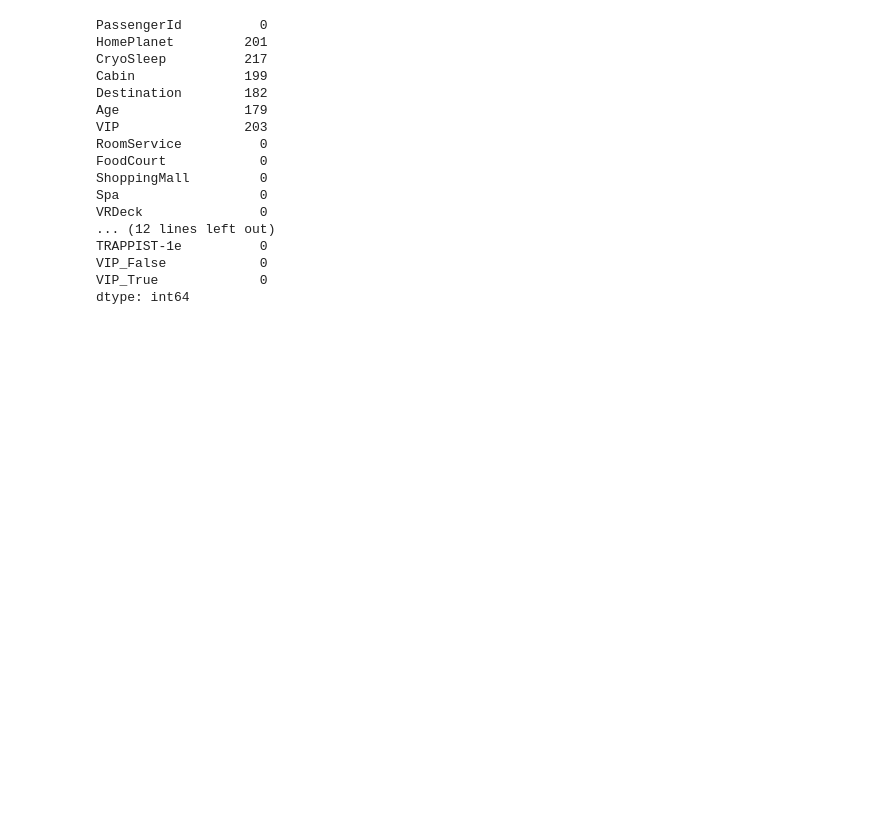
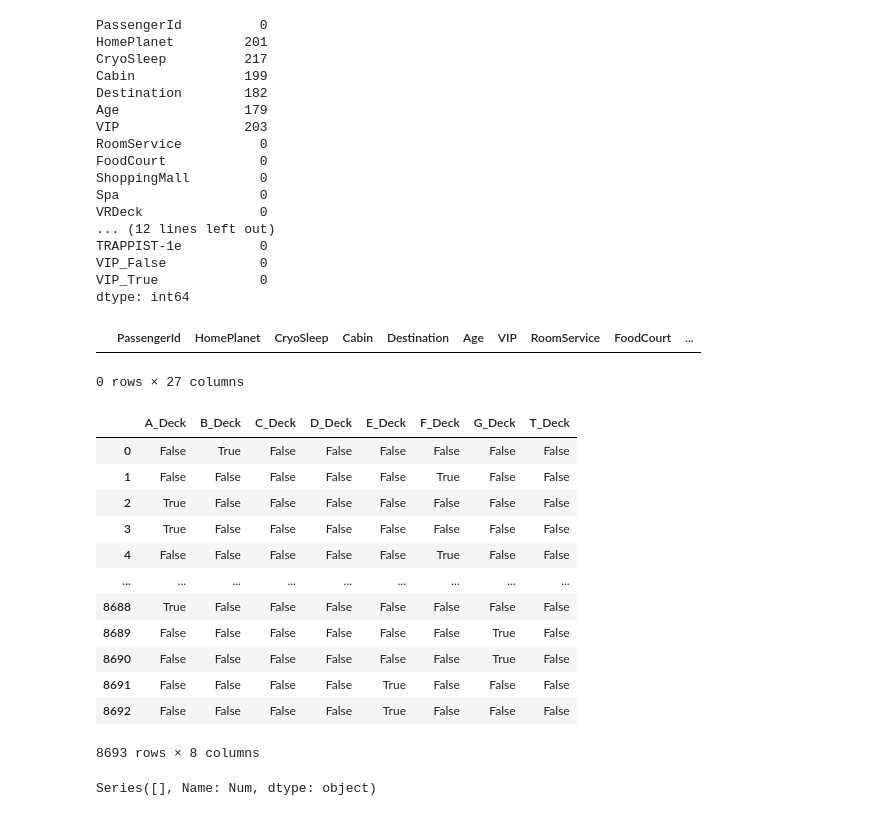
Before and after one commit to Dmytro1996/spaceship-titanic-kaggle, a Jupyter notebook: spaceship_titanic.ipynb, the cells around one changed output. Cells and saved outputs as stored; diff of their text form; code cells hidden in the pictures; blank space fills up the shorter version.

Commit message:
Replaced null values for Age, Deck, Num and Side columns

```diff
--- a/spaceship_titanic.ipynb
+++ b/spaceship_titanic.ipynb
@@ -206,3 +205,34 @@ TRAPPIST-1e          0
 VIP_False            0
 VIP_True             0
 dtype: int64
+# %%
+sp_titanic['Age'] = sp_titanic['Age'].apply(lambda age : 0 if(age != age) else age)
+sp_titanic[sp_titanic['Age'].isnull()]
+# %% [output]
+|  | PassengerId | HomePlanet | CryoSleep | Cabin | Destination | Age | VIP | RoomService | FoodCourt | ... |
+0 rows × 27 columns
+# %%
+deck_list = ['A', 'B', 'C', 'D', 'E', 'F', 'G', 'T']
+for i in range(len(deck_list)):
+    deck_list[i] += '_Deck'
+sp_titanic[deck_list] = pd.get_dummies(sp_titanic['Deck'])
+sp_titanic[deck_list]
+# %% [output]
+|  | A_Deck | B_Deck | C_Deck | D_Deck | E_Deck | F_Deck | G_Deck | T_Deck |
+| 0 | False | True | False | False | False | False | False | False |
+| 1 | False | False | False | False | False | True | False | False |
+| 2 | True | False | False | False | False | False | False | False |
+| 3 | True | False | False | False | False | False | False | False |
+| 4 | False | False | False | False | False | True | False | False |
+| ... | ... | ... | ... | ... | ... | ... | ... | ... |
+| 8688 | True | False | False | False | False | False | False | False |
+| 8689 | False | False | False | False | False | False | True | False |
+| 8690 | False | False | False | False | False | False | True | False |
+| 8691 | False | False | False | False | True | False | False | False |
+| 8692 | False | False | False | False | True | False | False | False |
+8693 rows × 8 columns
+# %%
+sp_titanic['Num'] = sp_titanic['Num'].apply(lambda num : 0 if(num == None) else num)
+sp_titanic[sp_titanic['Num'].isnull()]['Num']
+# %% [output]
+Series([], Name: Num, dtype: object)
```
Also changed, not shown: parts of 4 cells of this notebook.
